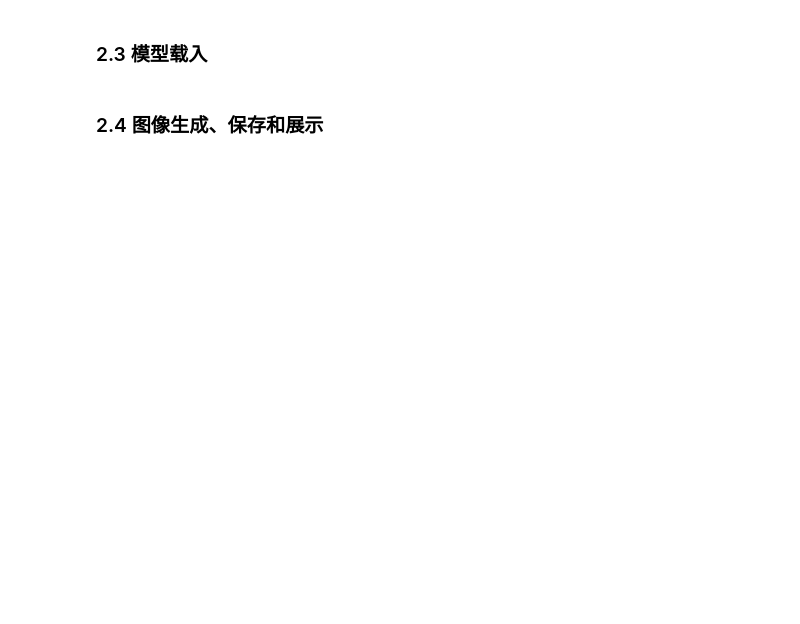
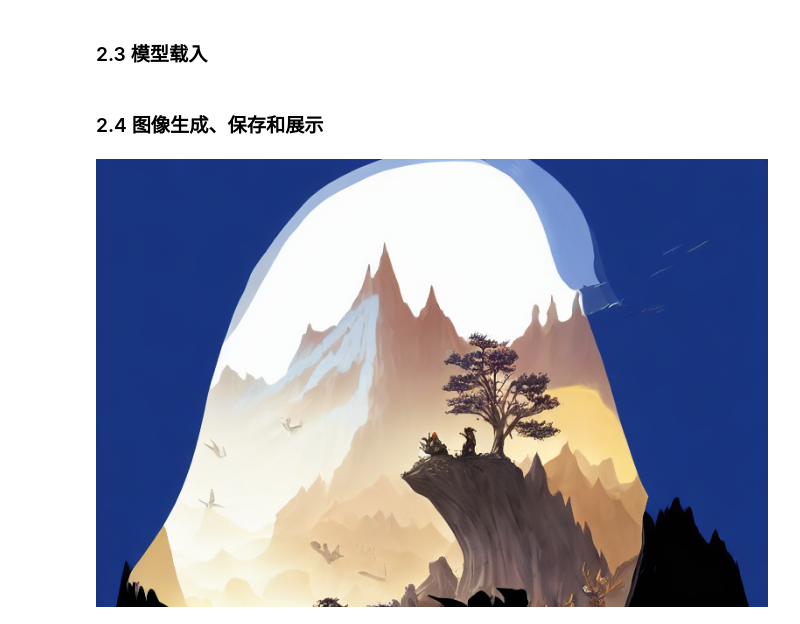
Before and after one commit to 15070424746/MyPythonProject, a Jupyter notebook: StableDiffusion/demo.ipynb, the cells around one changed output. Cells and saved outputs as stored; diff of their text form; code cells hidden in the pictures; blank space fills up the shorter version.

```diff
--- a/StableDiffusion/demo.ipynb
+++ b/StableDiffusion/demo.ipynb
@@ -64,7 +64,7 @@ def image_grid(inputs, x=1, y=1):
     return outputs
 
 
-def show_image(image_list, prompt="image", scale=5, dpi=300, colormap=None):
+def show_image(image_list, prompt=0, scale=5, dpi=300, colormap=None):
     sizes = np.ceil(np.sqrt(np.array(len(image_list))))
     plot.figure(num=prompt, figsize=(sizes*scale, sizes*scale), dpi=dpi)
     for idx, image in enumerate(image_list):
@@ -76,10 +76,10 @@ def show_image(image_list, prompt="image", scale=5, dpi=300, colormap=None):
 
 
 def save_image(image_list, save_path, prompt):
-    regex = r"^[^/\\:\*\?\"\'\<\>\|\(\)\[\]\{\}]{1,255}"
-    prompt = re.search(regex, prompt).group().strip()
+    regex = r"^[^/\\:\*\?\"\'\<\>\|]{1,255}"
+    prompt = re.search(regex, prompt).group()
     if not os.path.exists(os.path.join(save_path, prompt)):
-        os.makedirs(os.path.join(save_path, prompt), exist_ok=True)
+        os.makedirs(os.path.join(save_path, prompt))
     for image in image_list:
         fn_list = list(map(lambda string: int(os.path.splitext(string)[0]), os.listdir(os.path.join(save_path, prompt))))
         if len(fn_list) == 0:
@@ -259,21 +261,19 @@ prompt_dict = {
     "0012": "An emerald river, the left bank of the river is volcanoes and scorched earth, the right bank of the river is snow-capped mountains and grasslands, the sun is submerged in the clouds, a few rays of white light sprinkled on the water, matte painting trending on artstation HQ",
     "0013": "A dream of a distant galaxy, by Caspar David Friedrich, matte painting trending on artstation HQ",
     "0014": "Product photography framing. digital paint krita render of a small square fantasy vacuum - tube motherboard made and powered by crystalline circuitry. trending on artstation. artificer's lab bg. premium print by angus mckie and james gurney",
-    "0015": "statue of medusa, beeple, android jones, liam wong, ( ( ( ( ( dan mumford ) ) ) ) ), vaporwave, retrowave, black background, neon wiring, black, glitch, strong contrast, cuts, pinterest, trending on artstation",
-
 }
-prompt = prompt_dict["0015"]
+prompt = prompt_dict["0014"]
 
 device = "cpu"  # 硬件类型 - 一般可设置为 cpu 或 cuda, 其中 cuda 即 gpu 一般运算更快
 fp_mode = "fp32"  # 浮点数运算精度 - fp32 即 float32 单精度浮点数, fp16 即 float16 半精度浮点数, 一般精度越高效果越好
-sample_num = 10  # 模型推理的次数
+sample_num = 1  # 模型推理的次数
 batch = 1  # 模型并行推理的批量 - 2 意味着一次推理将生成 2 张图像
-height= 704  # 生成图像的高度 - 需要是 8 的倍数(低于 512 将降低图像质量, 与宽同时超过 512 将丧失全局连贯性)
-width= 512  # 生成图像的宽度 - 需要是 8 的倍数(低于 512 将降低图像质量, 与高同时超过 512 将丧失全局连贯性)
+height= 512  # 生成图像的高度 - 需要是 8 的倍数(低于 512 将降低图像质量, 与宽同时超过 512 将丧失全局连贯性)
+width= 960  # 生成图像的宽度 - 需要是 8 的倍数(低于 512 将降低图像质量, 与高同时超过 512 将丧失全局连贯性)
 num_inference_steps = 50  # 每次模型推理的步骤数 - 一般步骤越大生成的图像质量越高, 建议值 50
-guidance_scale = 15  # 无分类指导因子 - 能让生成图像匹配文字提示, 稳定扩散, 取值范围 0～20, 过高会牺牲图像质量或多样性, 建议值 7～8.5
-generator = torch.Generator(device=device).manual_seed(695262545)  # 随机种子 - 如果其他条件不改变, 使用具有相同种子的生成器将得到相同的图像输出, 因此当生成了一张好的图像时可以记录随机种子, 然后微调文字提示
-save_path = "./result"  # 图像保存目录
+guidance_scale = 7  # 无分类指导因子 - 能让生成图像匹配文字提示, 稳定扩散, 取值范围 0～20, 过高会牺牲图像质量或多样性, 建议值 7～8.5
+generator = torch.Generator(device=device).manual_seed(3939590921)  # 随机种子 - 如果其他条件不改变, 使用具有相同种子的生成器将得到相同的图像输出, 因此当生成了一张好的图像时可以记录随机种子, 然后微调文字提示
+save_path = ".\\result"  # 图像保存目录
 # %% [markdown]
 ### 1.2 **载入模型**
 # %%
@@ -326,7 +326,8 @@ prompt_dict = {
     "0001": "A fantasy landscape, trending on artstation",
     }
 prompt = prompt_dict["0001"]
-image_url = "./result/A fantasy landscape, trending on artstation\老鹰.jpeg"  # 图像地址 - 网络图像连接或本地图像路径
+image_url = "./result/A beautiful painting, Prince Nezha's Triumph fighting Dragon King's son, colourful clouds, " \
+            "The waves rushed into the sky with the fire, amber&yellow lights pours on the sea, sunset/0055.png"  # 图像地址 - 网络图像连接或本地图像路径
 
 device = "cpu"
 fp_mode = "fp32"
@@ -423,0 +423,4 @@ save_image(image, save_path, prompt)
+# %%
+image[0]
+# %% [output]
+[figure, added]
```
Also changed, not shown: parts of 4 cells of this notebook.
